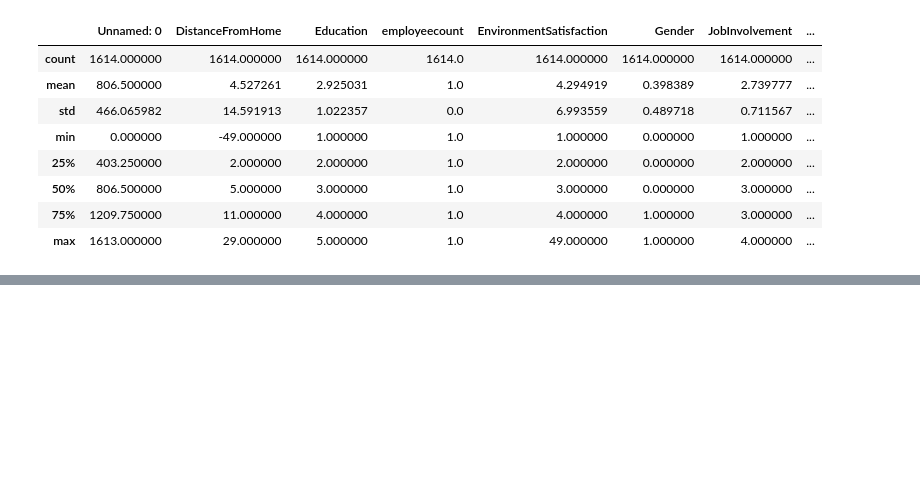
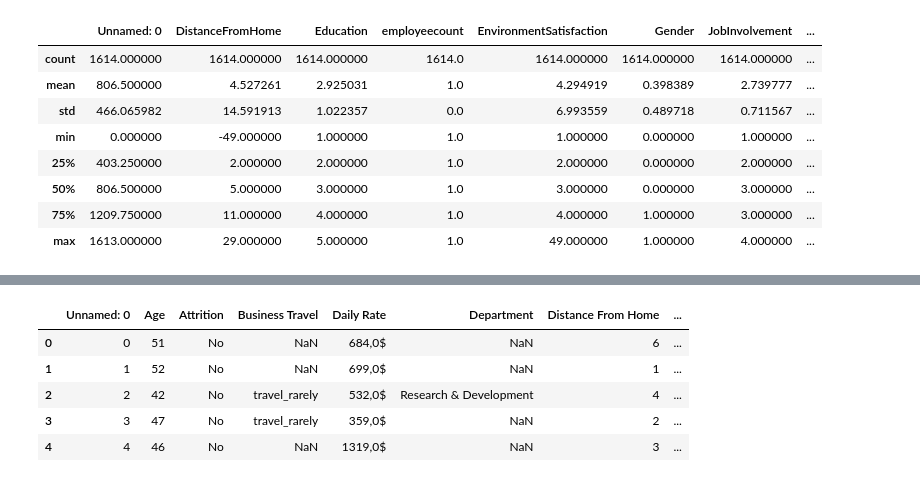
Before and after one commit to Adalab/proyecto-da-promo-c-modulo-3-team-1, a Jupyter notebook: proyecto3_equipo1.ipynb, the cells around one changed output, grey strips where cells are left out. Saved outputs shown, nothing was run; the diff lists cells and outputs as text; code cells hidden in the pictures; blank space fills up the shorter version.

```diff
--- a/proyecto3_equipo1.ipynb
+++ b/proyecto3_equipo1.ipynb
@@ -130,0 +160,6 @@ df.describe()
+# %%
+#Renombrar columnas con un diccionario
+
+df = df.rename(columns={'NUMCOMPANIESWORKED': 'Num Companies Worked', 'TOTALWORKINGYEARS': 'Total Working Years',
+                        'WORKLIFEBALANCE': 'Work Life Balance', 'YEARSWITHCURRMANAGER': 'Years with Currmanager',
+                         'NUMBERCHILDREN': 'Number Children' })
@@ -130,0 +191,26 @@ df.describe()
+# %%
+
+df = df.rename(columns={'BusinessTravel': 'Business Travel', 'DailyRate': 'Daily Rate', 'DistanceFromHome': 'Distance From Home',
+                        'EducationField': 'Education Field', 'employeecount': 'Employee Count', 'employeenumber': 'Employee Number',
+                        'EnvironmentSatisfaction': 'Environment Satisfaction', 'HourlyRate': 'Hourly Rate', 'JobInvolvement': 'Job Involvement',
+                        'JobLevel': 'Job Level', 'JobRole': 'Job Role', 'JobSatisfaction': 'Job Satisfaction', 'MaritalStatus': 'MaritalStatus',
+                        'MonthlyIncome': 'Monthly Income', 'MonthlyRate': 'Monthly Rate', 'Over18': 'Over 18', 'OverTime': 'Over Time',
+                        'PercentSalaryHike': 'Percent Salary Hike', 'PerformanceRating': 'Performance Rating',
+                        'RelationshipSatisfaction': 'Relationship Satisfaction', 'StandardHours': 'Standard Hours',
+                        'StockOptionLevel': 'StockOption Level', 'TrainingTimesLastYear': 'Training Times Last Year',
+                        'YearsAtCompany': 'Years At Company', 'YearsInCurrentRole': 'Years In Current Role',
+                        'YearsSinceLastPromotion': 'Years Since Last Promotion', 'SameAsMonthlyIncome': 'Same As Monthly Income',
+                        'DateBirth': 'Date Birth', 'RoleDepartament': 'Role Departament', 'RemoteWork': 'Remote Work'})
+# %%
+df = df.rename(columns={'MaritalStatus': 'Marital Status'})
+# %%
+df = df.rename(columns={'StockOption Level': 'Stock Option Level'})
+# %%
+df.head()
+# %% [output]
+|  | Unnamed: 0 | Age | Attrition | Business Travel | Daily Rate | Department | Distance From Home | ... |
+| 0 | 0 | 51 | No | NaN | 684,0$ | NaN | 6 | ... |
+| 1 | 1 | 52 | No | NaN | 699,0$ | NaN | 1 | ... |
+| 2 | 2 | 42 | No | travel_rarely | 532,0$ | Research & Development | 4 | ... |
+| 3 | 3 | 47 | No | travel_rarely | 359,0$ | NaN | 2 | ... |
+| 4 | 4 | 46 | No | NaN | 1319,0$ | NaN | 3 | ... |
```
Also changed, not shown: parts of 17 cells of this notebook.
